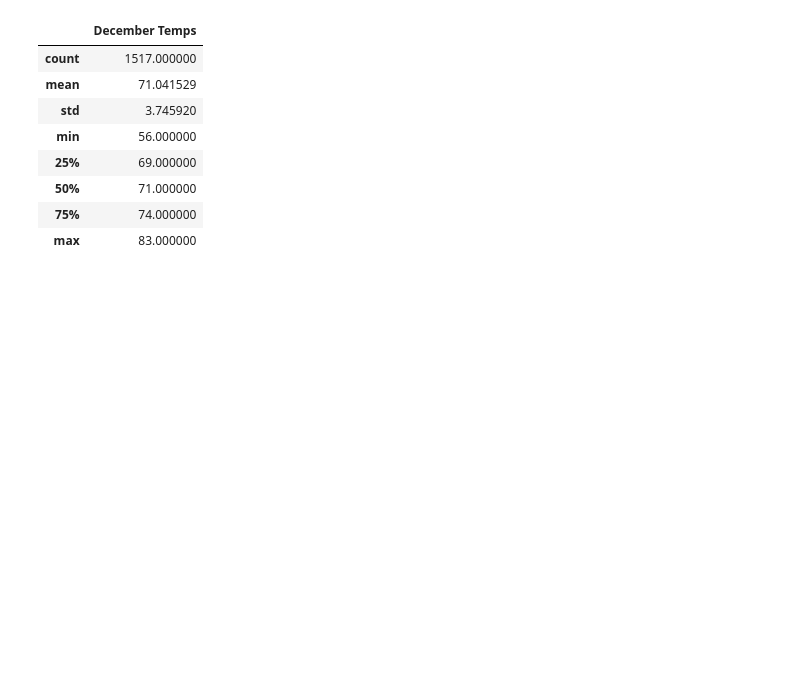
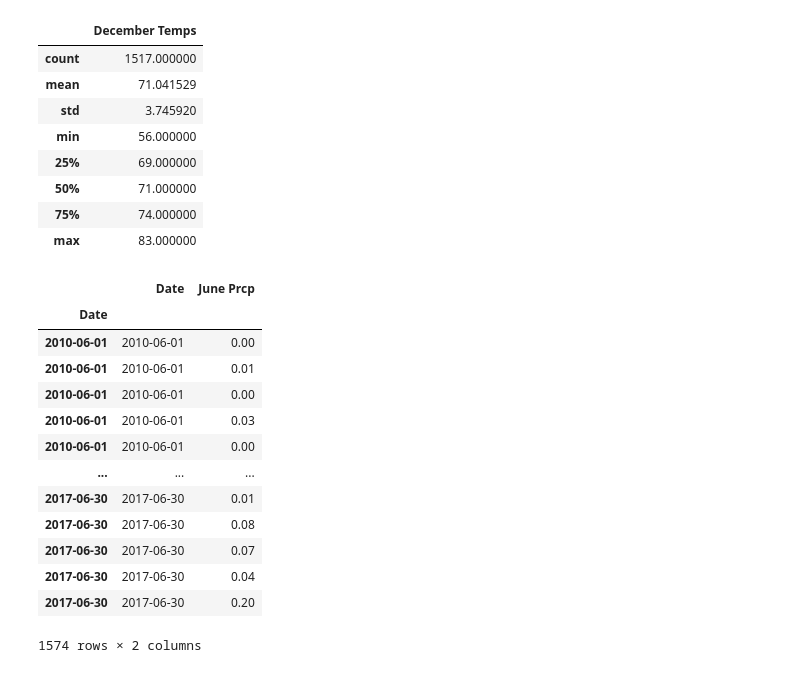
Before and after one commit to Rohansalwi/surfs_up, a Jupyter notebook: SurfsUp_Challenge.ipynb, the cells around one changed output. Drawn from its saved outputs; the diff is of its cells as text; code cells hidden in the pictures; blank space fills up the shorter version.

```diff
--- a/SurfsUp_Challenge.ipynb
+++ b/SurfsUp_Challenge.ipynb
@@ -85,3 +85,28 @@ dec_df.describe()
 | 50% | 71.000000 |
 | 75% | 74.000000 |
 | max | 83.000000 |
+# %%
+# Design a query to retrieve the June months precipitation data
+#Starting from the last data point in the database.
+results_prcp_june = session.query(Measurement.date, Measurement.prcp).filter(extract('month',Measurement.date)==6).all()
+# %%
+june_prcp_df = pd.DataFrame(results_prcp_june, columns=['Date','June Prcp'])
+june_prcp_df.set_index(june_prcp_df['Date'], inplace=True)
+june_prcp_df = june_prcp_df.sort_index()
+# %%
+june_prcp_df.dropna()
+# %% [output]
+|  | Date | June Prcp |
+| Date |  |  |
+| 2010-06-01 | 2010-06-01 | 0.00 |
+| 2010-06-01 | 2010-06-01 | 0.01 |
+| 2010-06-01 | 2010-06-01 | 0.00 |
+| 2010-06-01 | 2010-06-01 | 0.03 |
+| 2010-06-01 | 2010-06-01 | 0.00 |
+| ... | ... | ... |
+| 2017-06-30 | 2017-06-30 | 0.01 |
+| 2017-06-30 | 2017-06-30 | 0.08 |
+| 2017-06-30 | 2017-06-30 | 0.07 |
+| 2017-06-30 | 2017-06-30 | 0.04 |
+| 2017-06-30 | 2017-06-30 | 0.20 |
+1574 rows × 2 columns
```
Also changed, not shown: parts of 3 cells of this notebook.
